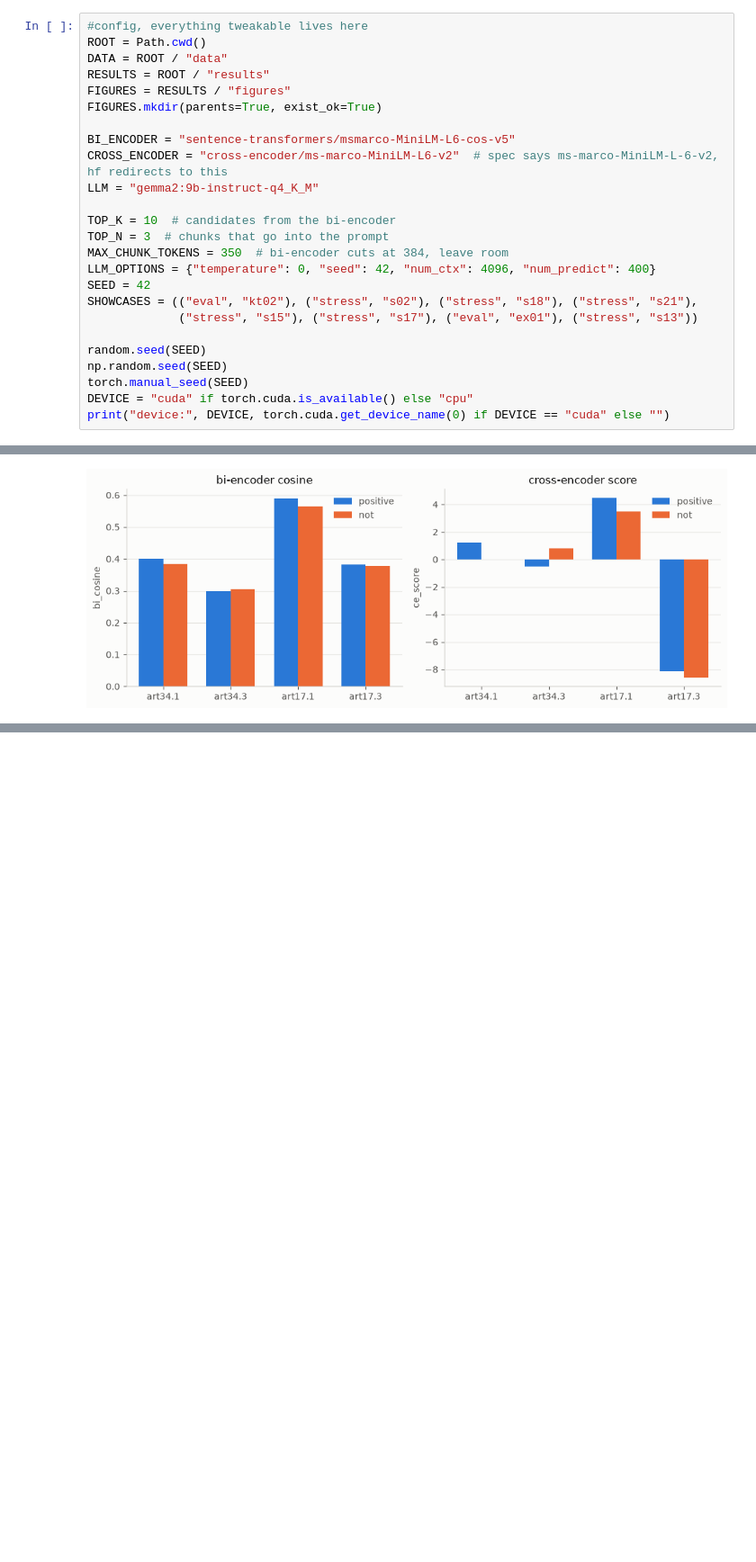
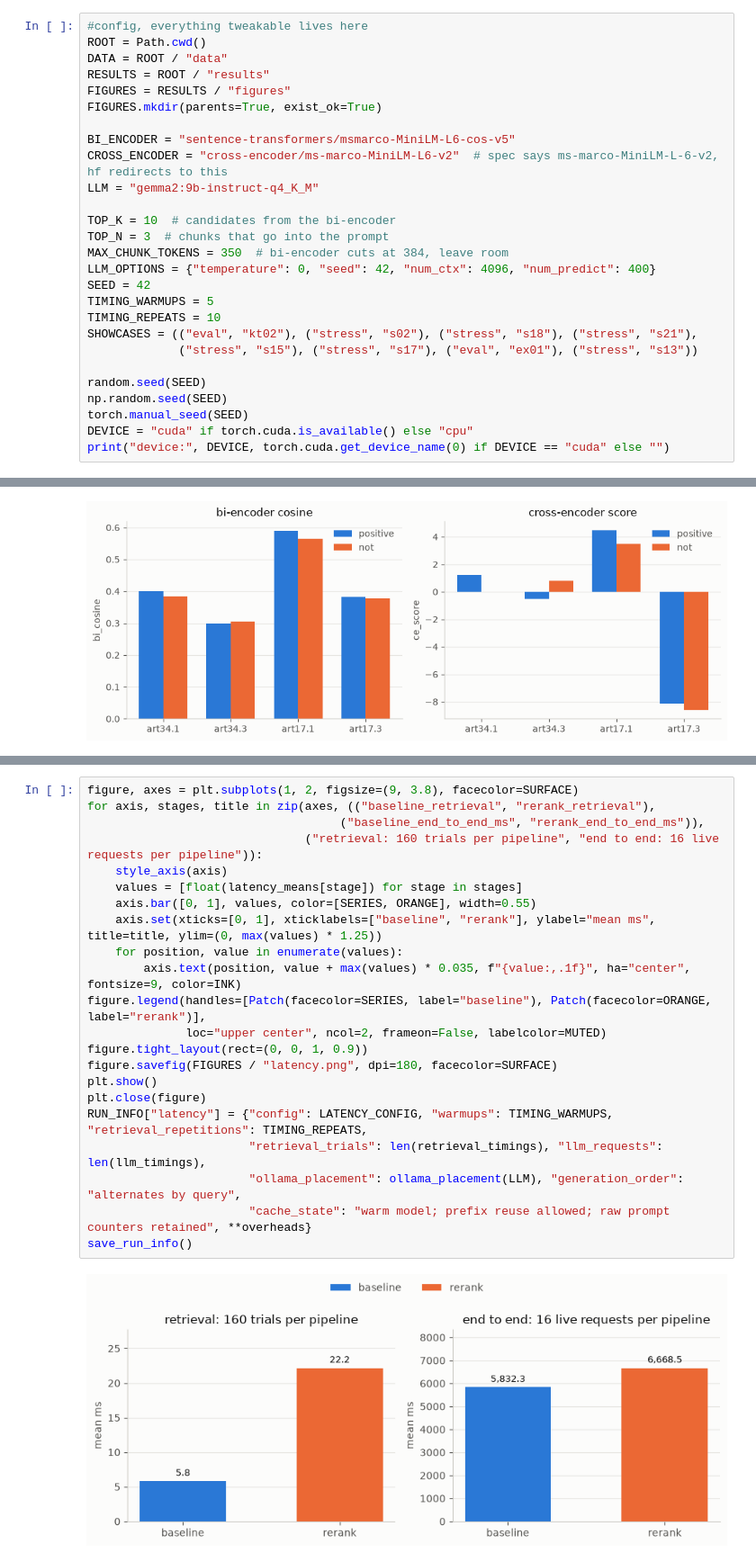
Before and after one commit to itikelabhaskar/gdpr-rag-rerank, a Jupyter notebook: rag_rerank.ipynb, the cells around one changed output, grey strips where cells are left out. Shown at 90% size. Drawn from its saved outputs; the diff is of its cells as text; blank space fills up the shorter version.

Commit message:
Add latency timings for isolated retrieval and live requests

```diff
--- a/rag_rerank.ipynb
+++ b/rag_rerank.ipynb
@@ -71,6 +71,8 @@ TOP_N = 3  # chunks that go into the prompt
 MAX_CHUNK_TOKENS = 350  # bi-encoder cuts at 384, leave room
 LLM_OPTIONS = {"temperature": 0, "seed": 42, "num_ctx": 4096, "num_predict": 400}
 SEED = 42
+TIMING_WARMUPS = 5
+TIMING_REPEATS = 10
 SHOWCASES = (("eval", "kt02"), ("stress", "s02"), ("stress", "s18"), ("stress", "s21"),
              ("stress", "s15"), ("stress", "s17"), ("eval", "ex01"), ("stress", "s13"))
 
@@ -1475,0 +1625,24 @@ save_run_info()
+# %%
+figure, axes = plt.subplots(1, 2, figsize=(9, 3.8), facecolor=SURFACE)
+for axis, stages, title in zip(axes, (("baseline_retrieval", "rerank_retrieval"),
+                                    ("baseline_end_to_end_ms", "rerank_end_to_end_ms")),
+                               ("retrieval: 160 trials per pipeline", "end to end: 16 live requests per pipeline")):
+    style_axis(axis)
+    values = [float(latency_means[stage]) for stage in stages]
+    axis.bar([0, 1], values, color=[SERIES, ORANGE], width=0.55)
+    axis.set(xticks=[0, 1], xticklabels=["baseline", "rerank"], ylabel="mean ms", title=title, ylim=(0, max(values) * 1.25))
+    for position, value in enumerate(values):
+        axis.text(position, value + max(values) * 0.035, f"{value:,.1f}", ha="center", fontsize=9, color=INK)
+figure.legend(handles=[Patch(facecolor=SERIES, label="baseline"), Patch(facecolor=ORANGE, label="rerank")],
+              loc="upper center", ncol=2, frameon=False, labelcolor=MUTED)
+figure.tight_layout(rect=(0, 0, 1, 0.9))
+figure.savefig(FIGURES / "latency.png", dpi=180, facecolor=SURFACE)
+plt.show()
+plt.close(figure)
+RUN_INFO["latency"] = {"config": LATENCY_CONFIG, "warmups": TIMING_WARMUPS, "retrieval_repetitions": TIMING_REPEATS,
+                       "retrieval_trials": len(retrieval_timings), "llm_requests": len(llm_timings),
+                       "ollama_placement": ollama_placement(LLM), "generation_order": "alternates by query",
+                       "cache_state": "warm model; prefix reuse allowed; raw prompt counters retained", **overheads}
+save_run_info()
+# %% [output]
+[figure, added]
```
Also changed, not shown: parts of 6 cells of this notebook, 6 other files.
